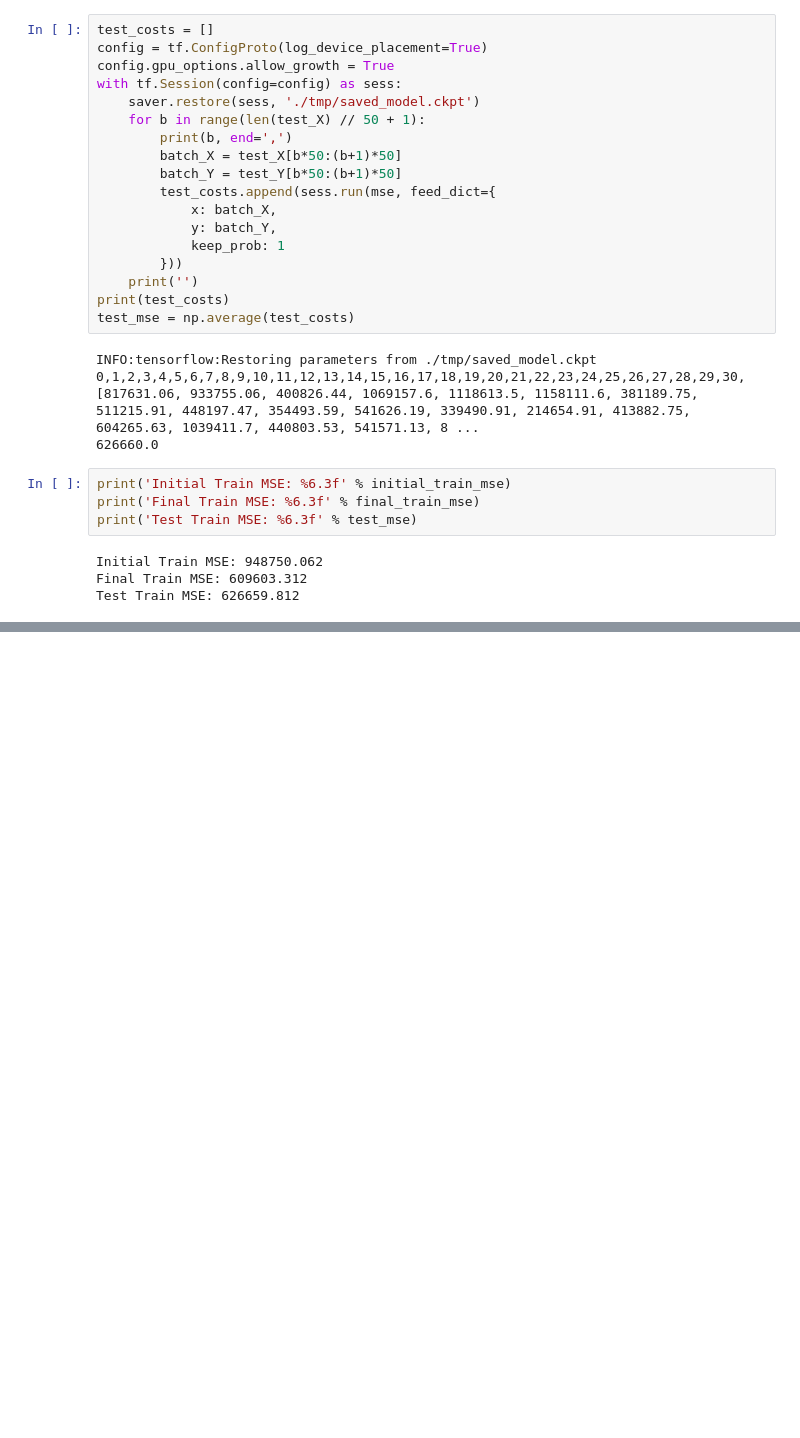
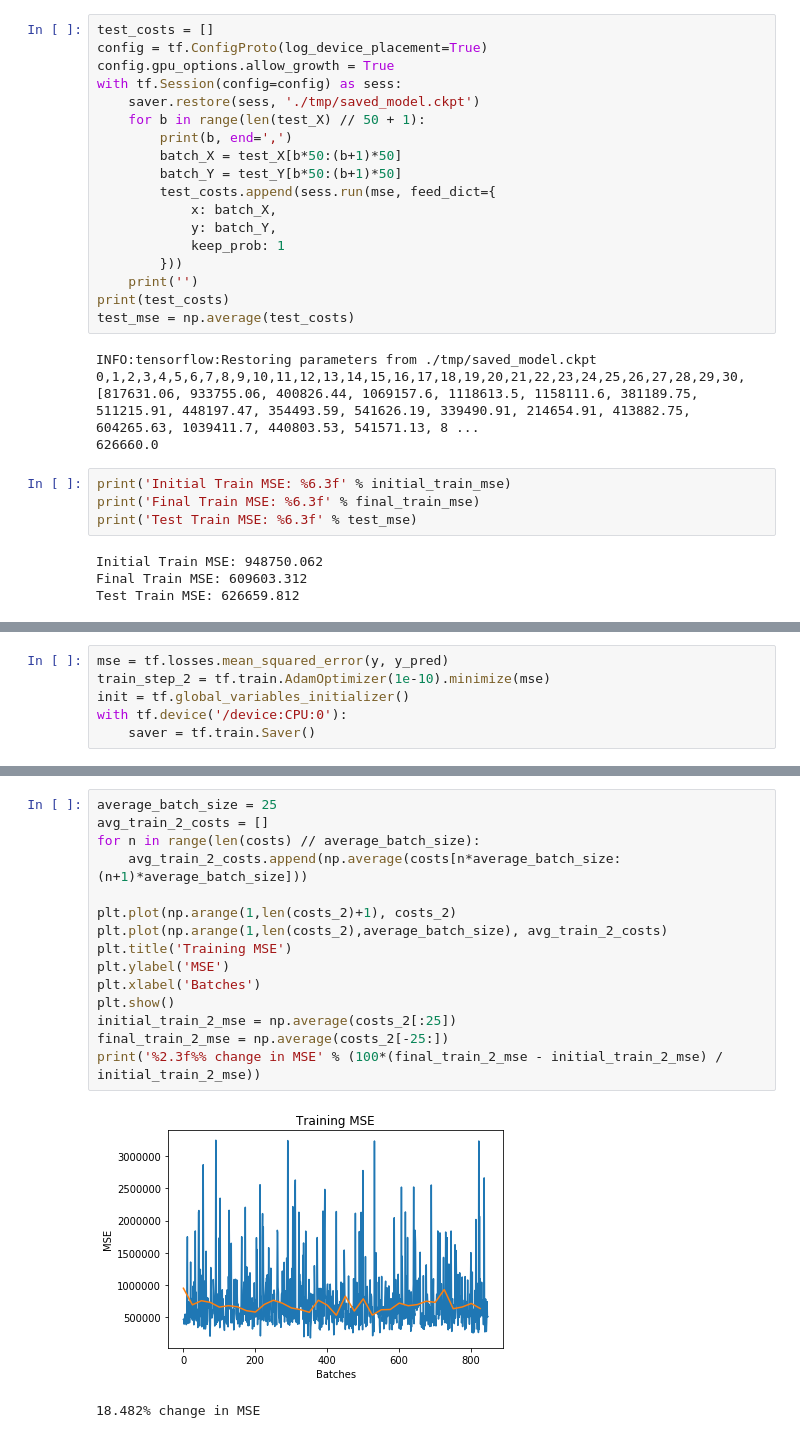
Before and after one commit to davidbzhao/ImageToCrime, a Jupyter notebook: crime_cnn.ipynb, the cells around one changed output, grey strips where cells are left out. Saved outputs shown, nothing was run; the diff lists cells and outputs as text; blank space fills up the shorter version.

Commit message:
Try with Adam optimizer

```diff
--- a/crime_cnn.ipynb
+++ b/crime_cnn.ipynb
@@ -350,0 +353,6 @@ Test Train MSE: 626659.812
+# %%
+mse = tf.losses.mean_squared_error(y, y_pred)
+train_step_2 = tf.train.AdamOptimizer(1e-10).minimize(mse)
+init = tf.global_variables_initializer()
+with tf.device('/device:CPU:0'):
+    saver = tf.train.Saver()
@@ -350,0 +407,18 @@ Test Train MSE: 626659.812
+# %%
+average_batch_size = 25
+avg_train_2_costs = []
+for n in range(len(costs) // average_batch_size):
+    avg_train_2_costs.append(np.average(costs[n*average_batch_size:(n+1)*average_batch_size]))
+
+plt.plot(np.arange(1,len(costs_2)+1), costs_2)
+plt.plot(np.arange(1,len(costs_2),average_batch_size), avg_train_2_costs)
+plt.title('Training MSE')
+plt.ylabel('MSE')
+plt.xlabel('Batches')
+plt.show()
+initial_train_2_mse = np.average(costs_2[:25])
+final_train_2_mse = np.average(costs_2[-25:])
+print('%2.3f%% change in MSE' % (100*(final_train_2_mse - initial_train_2_mse) / initial_train_2_mse))
+# %% [output]
+[figure, added]
+18.482% change in MSE
```
Also changed, not shown: parts of 10 cells of this notebook.
